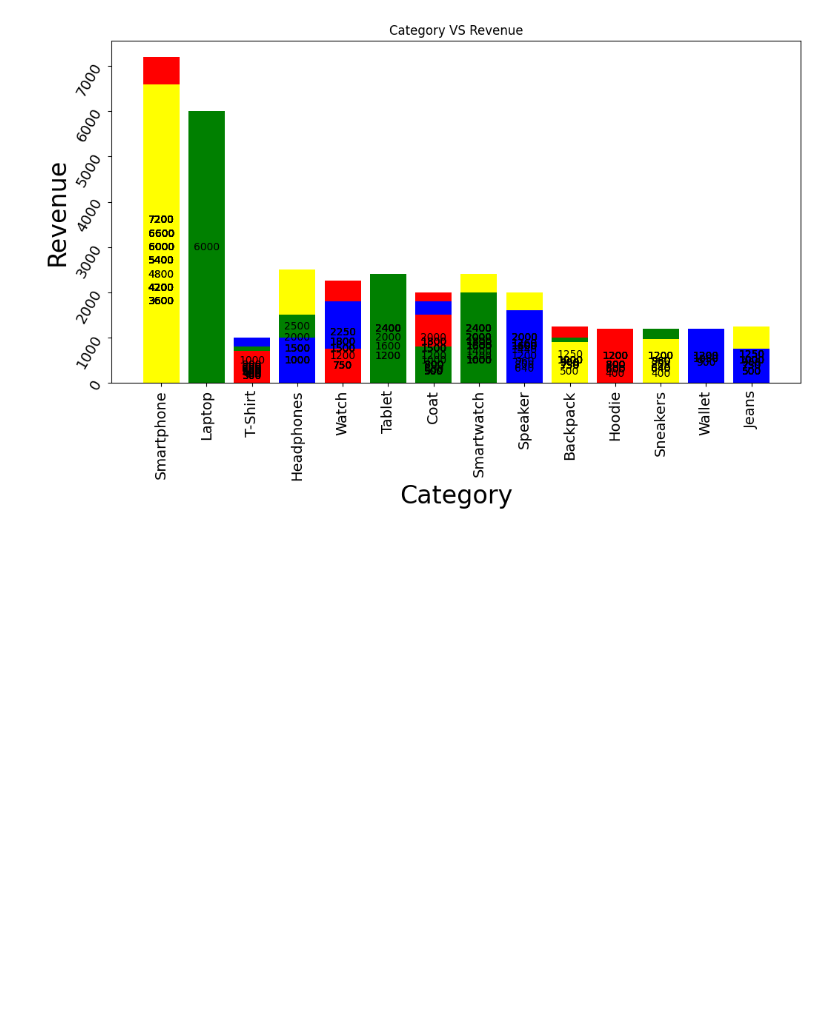
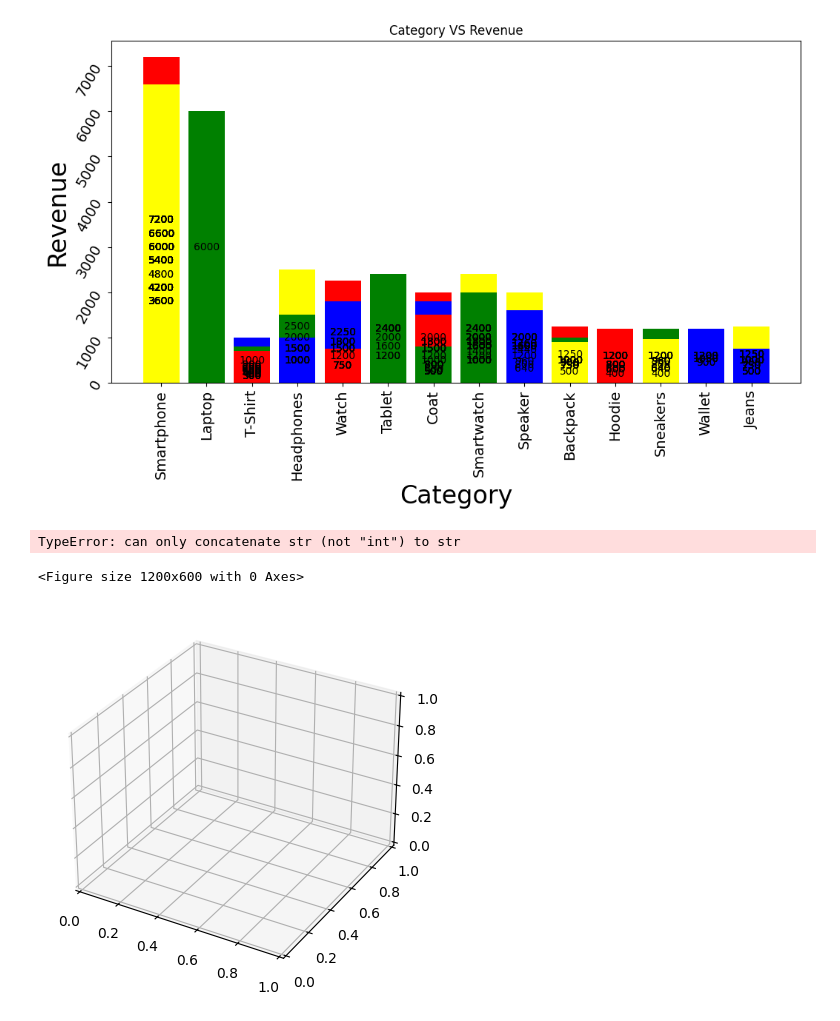
Before and after one commit to avicomputersolutions/PythonJan, a Jupyter notebook: AppliedPython/Sale_analysis.ipynb, the cells around one changed output. Saved outputs shown, nothing was run; the diff lists cells and outputs as text; code cells hidden in the pictures; blank space fills up the shorter version.

```diff
--- a/AppliedPython/Sale_analysis.ipynb
+++ b/AppliedPython/Sale_analysis.ipynb
@@ -449,3 +449,18 @@ plt.yticks(size=14, rotation=60)
 plt.show()
 # %% [output]
 [figure]
+# %%
+plt.figure(figsize=(12,6))
+figure ,ax =plt.subplots(subplot_kw ={"projection": "3d"})
+barlabel =ax.bar3d(data["product"],data["product"],data["product"],data["revenue"],data["price"],data["quantity"], color =["red","green","blue","yellow"])
+plt.bar_label( barlabel,label_type="center")
+plt.xlabel("Category",size=24)
+plt.ylabel("Revenue" ,size=24)
+plt.title("Category VS Revenue")
+plt.xticks(size=14,rotation=90 )
+plt.yticks(size=14, rotation=60)
+plt.show()
+# %% [output]
+TypeError: can only concatenate str (not "int") to str
+<Figure size 1200x600 with 0 Axes>
+[figure, added]
```
Also changed, not shown: 1 other file.
